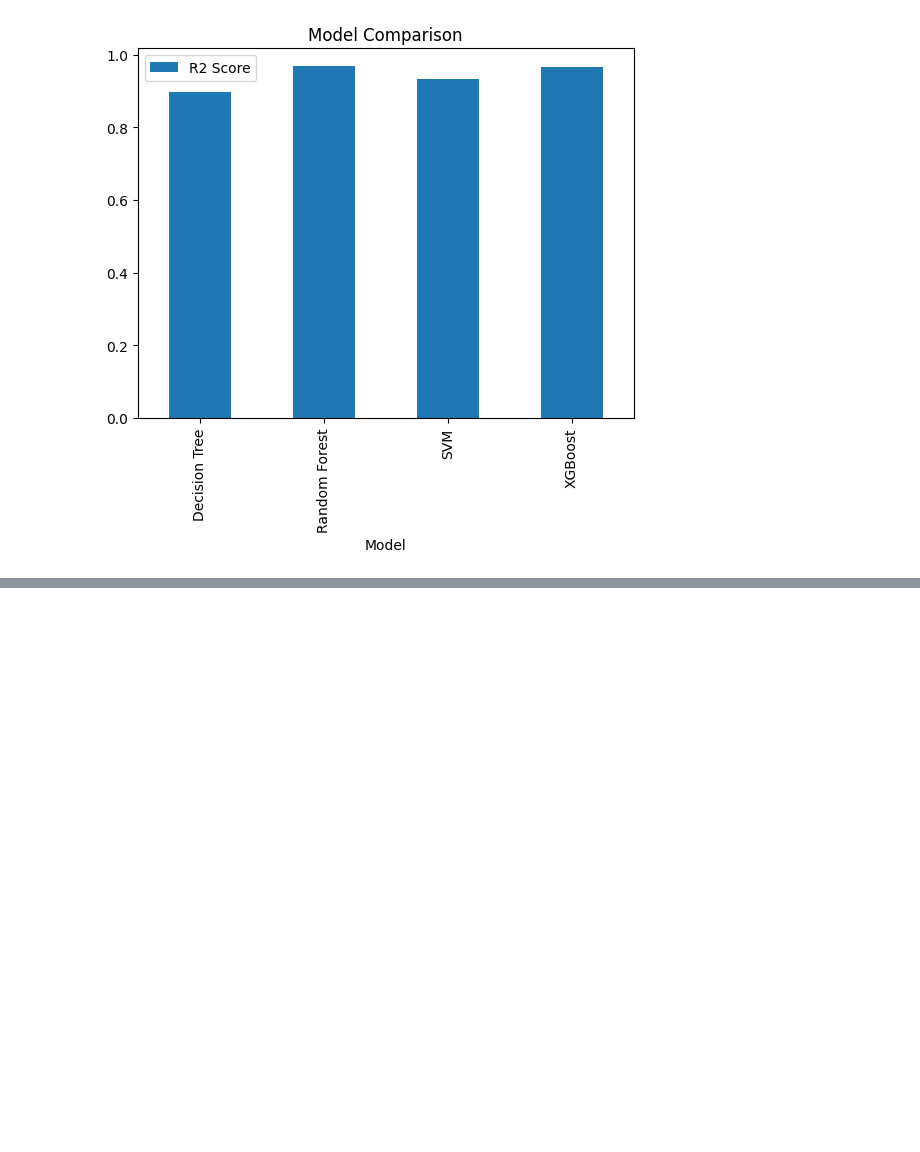
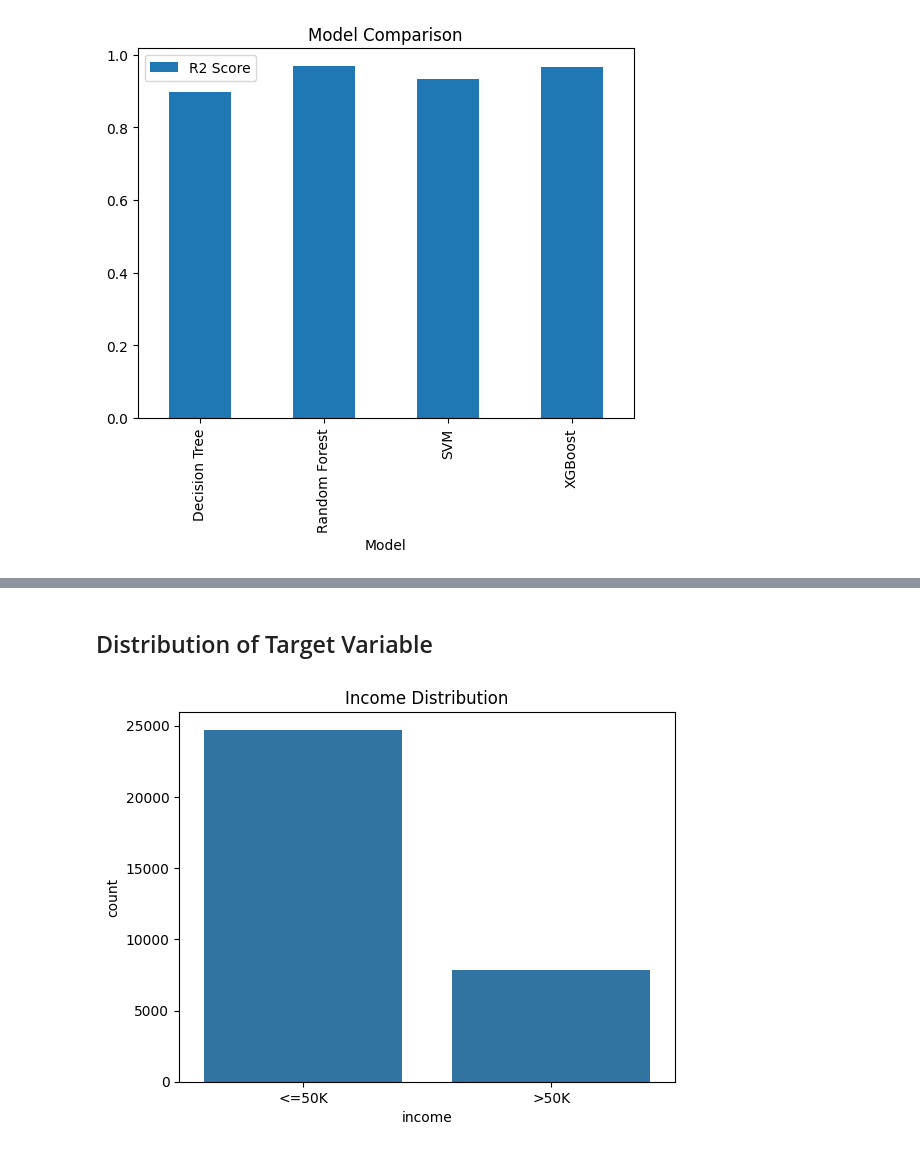
Before and after one commit to Aatequa-Ansari/life-expectancy-app, a Jupyter notebook: Aatequa_Ansari.ipynb, the cells around one changed output, grey strips where cells are left out. Cells and saved outputs as stored; diff of their text form; code cells hidden in the pictures; blank space fills up the shorter version.

Commit message:
Final ML Income Classification Project

```diff
--- a/Aatequa_Ansari.ipynb
+++ b/Aatequa_Ansari.ipynb
@@ -440,0 +444,10 @@ with open("columns.pkl", "wb") as f:
+# %%
+
+import pandas as pd
+import numpy as np
+
+# Load dataset
+df = pd.read_csv("income_evaluation.csv")
+
+# View first 5 rows
+df.head()
@@ -440,0 +499,9 @@ with open("columns.pkl", "wb") as f:
+# %%
+# Clean column names
+df.columns = df.columns.str.strip()
+df.columns = df.columns.str.replace('-', '_')
+df.columns = df.columns.str.replace(' ', '_')
+
+# Remove spaces in data
+for col in df.select_dtypes(include='object'):
+    df[col] = df[col].str.strip()
@@ -440,0 +534,11 @@ with open("columns.pkl", "wb") as f:
+# %% [markdown]
+## Distribution of Target Variable
+# %%
+import seaborn as sns
+import matplotlib.pyplot as plt
+
+sns.countplot(x='income', data=df)
+plt.title("Income Distribution")
+plt.show()
+# %% [output]
+[figure, added]
```
Also changed, not shown: parts of 57 cells of this notebook, 5 other files.
